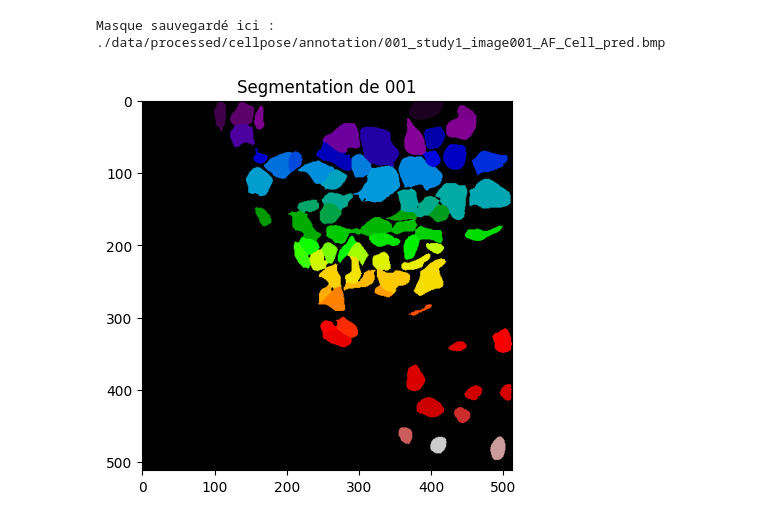
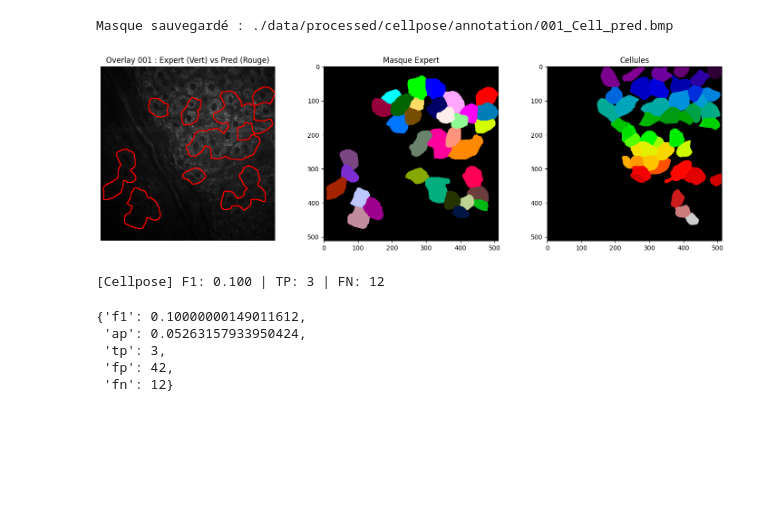
Before and after one commit to GautierGabriel/DIMA, a Jupyter notebook: scripts/cellpose_untrained.ipynb, the cells around one changed output. Drawn from its saved outputs; the diff is of its cells as text; code cells hidden in the pictures; blank space fills up the shorter version.

Commit message:
vectorisation ducode et des fonctions, ajout de cellpose_train

```diff
--- a/scripts/cellpose_untrained.ipynb
+++ b/scripts/cellpose_untrained.ipynb
@@ -32,3 +37,9 @@ from glob import glob
+# %%
+oc.upload_scripts()
+importlib.reload(tool)
+import tool
+
+visualizer = tool.CellVisualizer()
 # %%
 use_GPU = core.use_gpu()
 yn = ['NO', 'YES']
@@ -41,11 +52,11 @@ io.logger_setup()
 
 model = models.CellposeModel(gpu=True, model_type="cyto3")
 
-path = './data/1-Images/01-Data/001_study1_image001_AF.png'
-img = cv2.imread(path, cv2.IMREAD_UNCHANGED)
+path = '001'
+img = visualizer.load_data(path, mode='Image')
 
 masks, flows, styles = model.eval(img,
-                                  diameter=None,
+                                  diameter=65,
                                   channels=[0,0],
                                   resample=True)
 
@@ -59,13 +70,26 @@ save_path = os.path.join(output_dir, f"{name_without_ext}_Cell_pred.bmp")
 
 cv2.imwrite(save_path, masks)
 
-print(f"Masque sauvegardé ici : {save_path}")
+print(f"Masque sauvegardé : {save_path}")
 # %% [output]
-Masque sauvegardé ici : ./data/processed/cellpose/annotation/001_study1_image001_AF_Cell_pred.bmp
+Masque sauvegardé : ./data/processed/cellpose/annotation/001_Cell_pred.bmp
 # %%
+true_mask = visualizer.load_data("001", mode='Cell')
 
-plt.imshow(masks, cmap='nipy_spectral')
-plt.title(f"Segmentation de 001")
+fig, (ax1, ax2, ax3) = plt.subplots(1, 3, figsize=(18, 5))
+visualizer.plot_overlay(i = "001", mask_pred=true_mask, ax=ax1, show=False)
+visualizer.plot(data = masks, mode = 'Cell_pred', ax=ax3, show=False)
+visualizer.plot(i = "001", mode='Cell', ax=ax2, show=False, title="Masque Expert")
 plt.show()
+
+
+ev = tool.Stats()
+ev.report("Cellpose", true_mask, masks)
 # %% [output]
-[figure, old version]
+[figure, new version]
+[Cellpose] F1: 0.100 | TP: 3 | FN: 12
+{'f1': 0.10000000149011612,
+ 'ap': 0.05263157933950424,
+ 'tp': 3,
+ 'fp': 42,
+ 'fn': 12}
```
Also changed, not shown: parts of 11 cells of this notebook, 4 other files.
